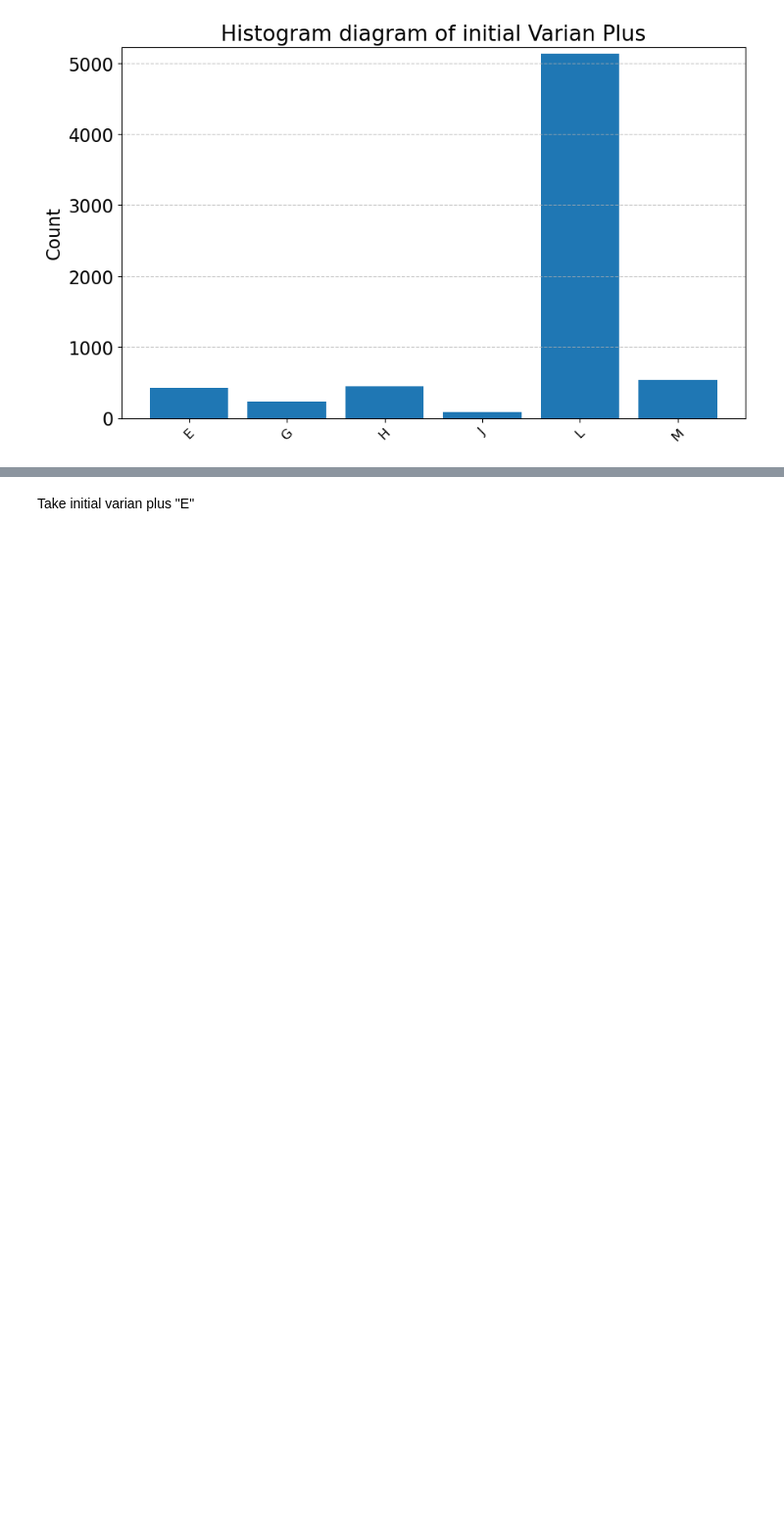
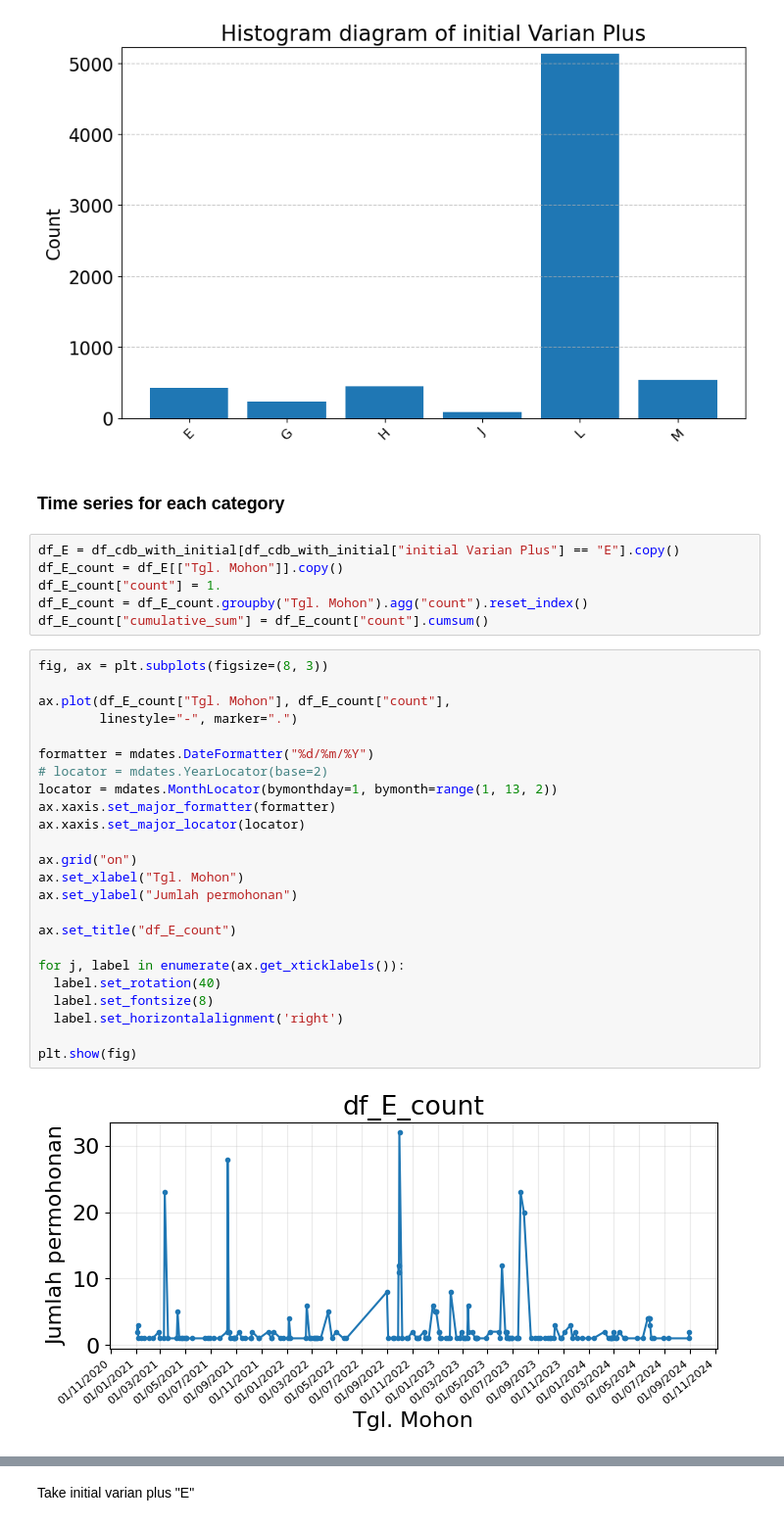
Before and after one commit to anajesset/tugas-akhirr, a Jupyter notebook: exploration.ipynb, the cells around one changed output, grey strips where cells are left out. Shown at 98% size. Saved outputs shown, nothing was run; the diff lists cells and outputs as text; blank space fills up the shorter version.

Commit message:
plot time series; stationarity; acf and pacf plot

```diff
--- a/exploration.ipynb
+++ b/exploration.ipynb
@@ -258,3 +261,37 @@ plt.grid(True, axis='y', linestyle='--', alpha=0.7)
 plt.show(fig)
 # %% [output]
 [figure]
+# %% [markdown]
+### Time series for each category
+# %%
+df_E = df_cdb_with_initial[df_cdb_with_initial["initial Varian Plus"] == "E"].copy()
+df_E_count = df_E[["Tgl. Mohon"]].copy()
+df_E_count["count"] = 1.
+df_E_count = df_E_count.groupby("Tgl. Mohon").agg("count").reset_index()
+df_E_count["cumulative_sum"] = df_E_count["count"].cumsum()
+# %%
+fig, ax = plt.subplots(figsize=(8, 3))
+
+ax.plot(df_E_count["Tgl. Mohon"], df_E_count["count"],
+        linestyle="-", marker=".")
+
+formatter = mdates.DateFormatter("%d/%m/%Y")
+# locator = mdates.YearLocator(base=2)
+locator = mdates.MonthLocator(bymonthday=1, bymonth=range(1, 13, 2))
+ax.xaxis.set_major_formatter(formatter)
+ax.xaxis.set_major_locator(locator)
+
+ax.grid("on")
+ax.set_xlabel("Tgl. Mohon")
+ax.set_ylabel("Jumlah permohonan")
+
+ax.set_title("df_E_count")
+
+for j, label in enumerate(ax.get_xticklabels()):
+  label.set_rotation(40)
+  label.set_fontsize(8)
+  label.set_horizontalalignment('right')
+
+plt.show(fig)
+# %% [output]
+[figure, added]
```
Also changed, not shown: parts of 5 cells of this notebook.
